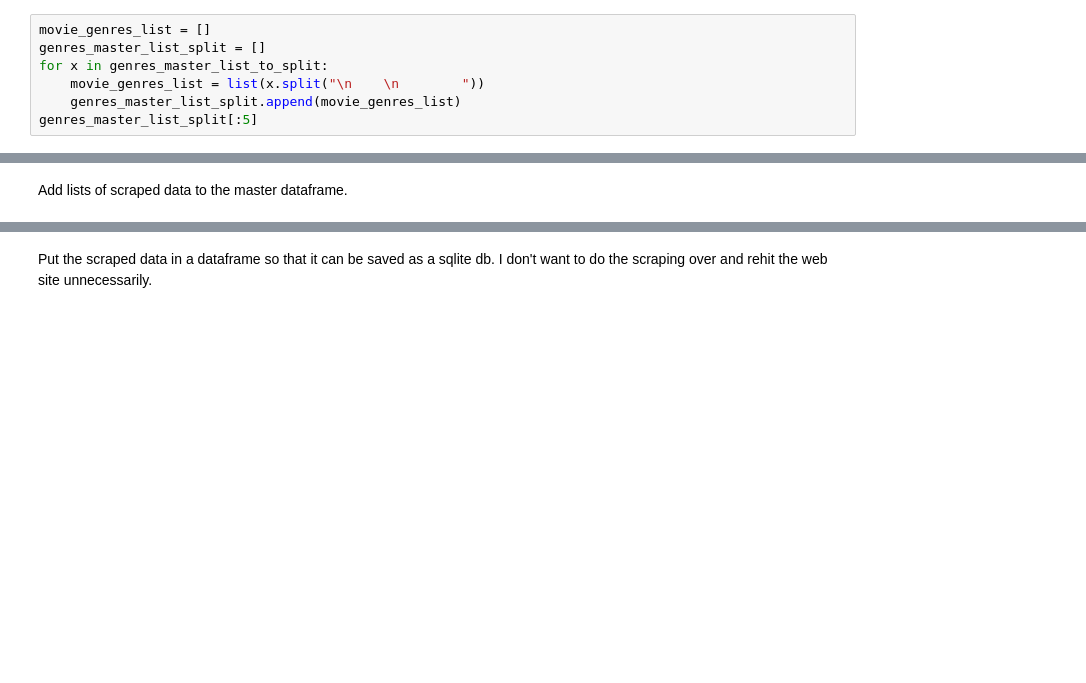
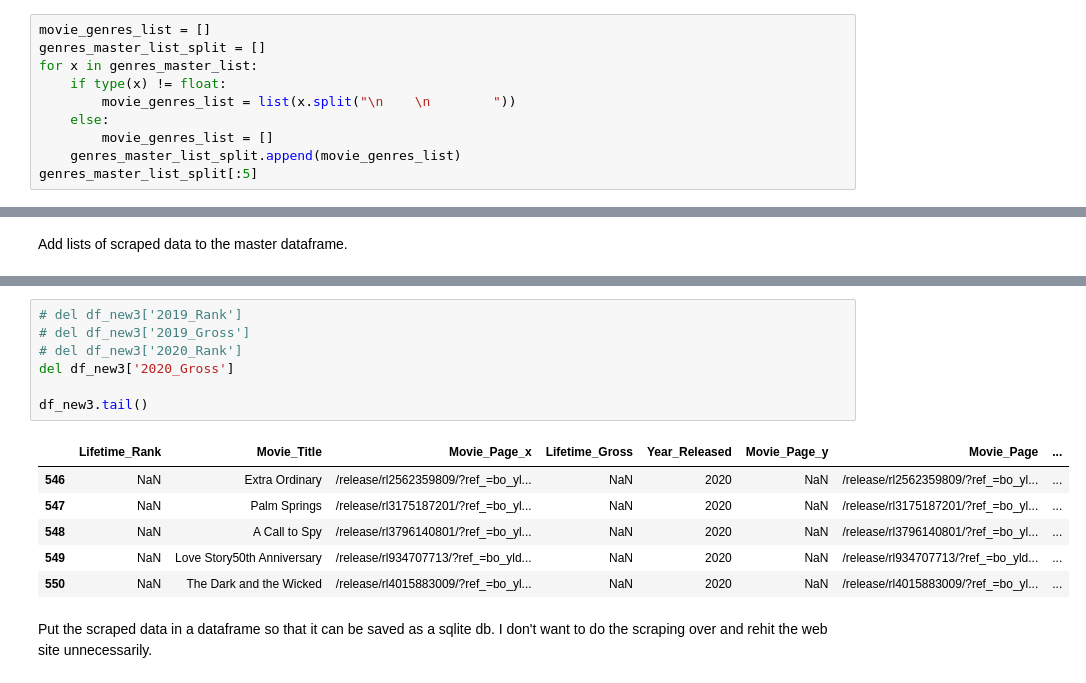
Before and after one commit to PauletteJ/Module01-Final-Project, a Jupyter notebook: index.ipynb, the cells around one changed output, grey strips where cells are left out. Cells and saved outputs as stored; diff of their text form; blank space fills up the shorter version.

```diff
--- a/index.ipynb
+++ b/index.ipynb
@@ -342,8 +352,11 @@ Make the genre categories for each movie a list.
 # %%
 movie_genres_list = []
 genres_master_list_split = []
-for x in genres_master_list_to_split:
-    movie_genres_list = list(x.split("\n    \n        "))
+for x in genres_master_list:
+    if type(x) != float:
+        movie_genres_list = list(x.split("\n    \n        "))
+    else:
+        movie_genres_list = []
     genres_master_list_split.append(movie_genres_list)
 genres_master_list_split[:5]
 # %% [output]
@@ -377,3 +384,17 @@ df_new3.head()
+# %%
+# del df_new3['2019_Rank']
+# del df_new3['2019_Gross']
+# del df_new3['2020_Rank']
+del df_new3['2020_Gross']
+
+df_new3.tail()
+# %% [output]
+|  | Lifetime_Rank | Movie_Title | Movie_Page_x | Lifetime_Gross | Year_Released | Movie_Page_y | Movie_Page | ... |
+| 546 | NaN | Extra Ordinary | /release/rl2562359809/?ref_=bo_yl... | NaN | 2020 | NaN | /release/rl2562359809/?ref_=bo_yl... | ... |
+| 547 | NaN | Palm Springs | /release/rl3175187201/?ref_=bo_yl... | NaN | 2020 | NaN | /release/rl3175187201/?ref_=bo_yl... | ... |
+| 548 | NaN | A Call to Spy | /release/rl3796140801/?ref_=bo_yl... | NaN | 2020 | NaN | /release/rl3796140801/?ref_=bo_yl... | ... |
+| 549 | NaN | Love Story50th Anniversary | /release/rl934707713/?ref_=bo_yld... | NaN | 2020 | NaN | /release/rl934707713/?ref_=bo_yld... | ... |
+| 550 | NaN | The Dark and the Wicked | /release/rl4015883009/?ref_=bo_yl... | NaN | 2020 | NaN | /release/rl4015883009/?ref_=bo_yl... | ... |
 # %% [markdown]
 Put the scraped data in a dataframe so that it can be saved as a sqlite db. I don't want to do the scraping over and rehit the web site unnecessarily.
 # %%
```
Also changed, not shown: parts of 16 cells of this notebook, 2 other files.
